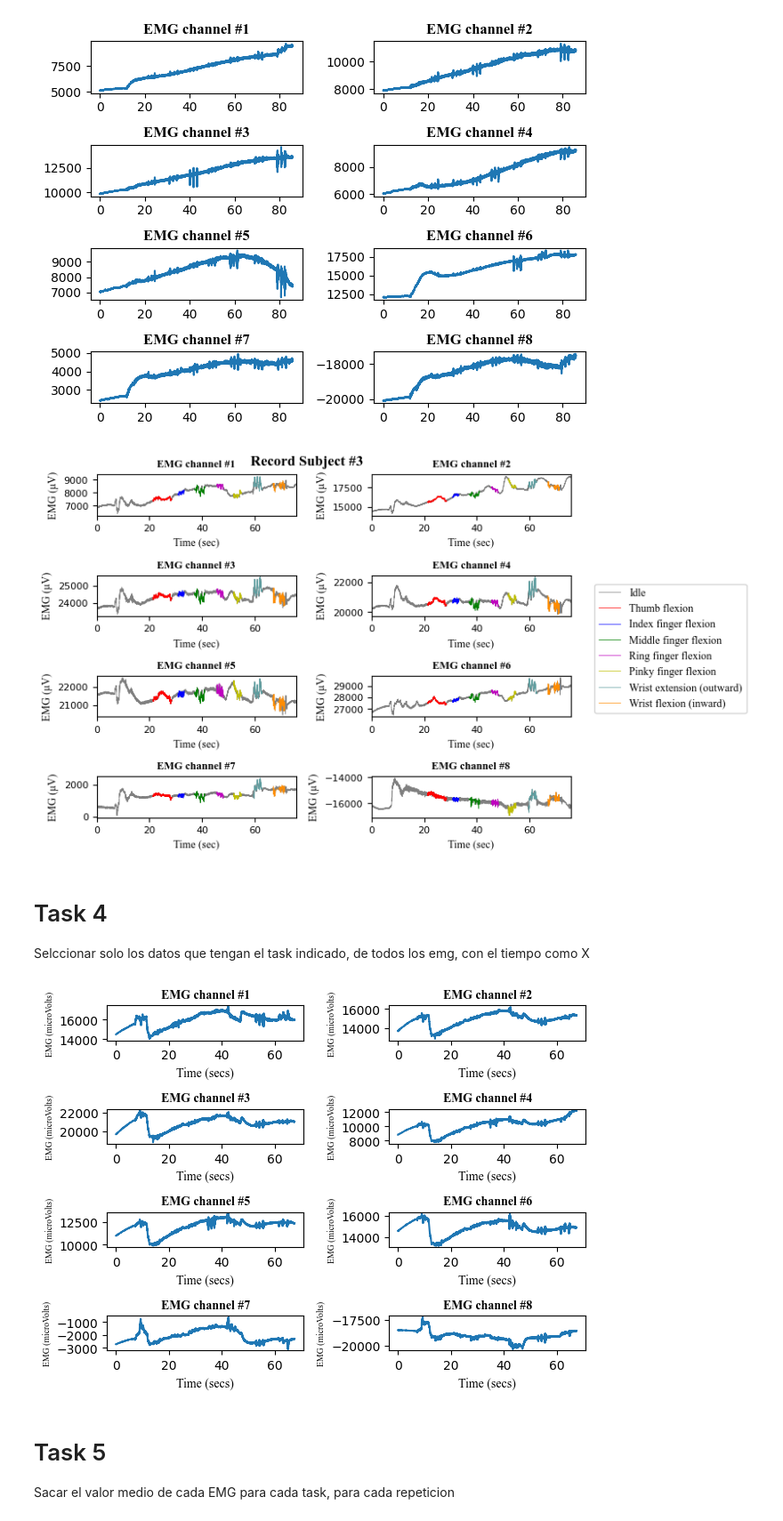
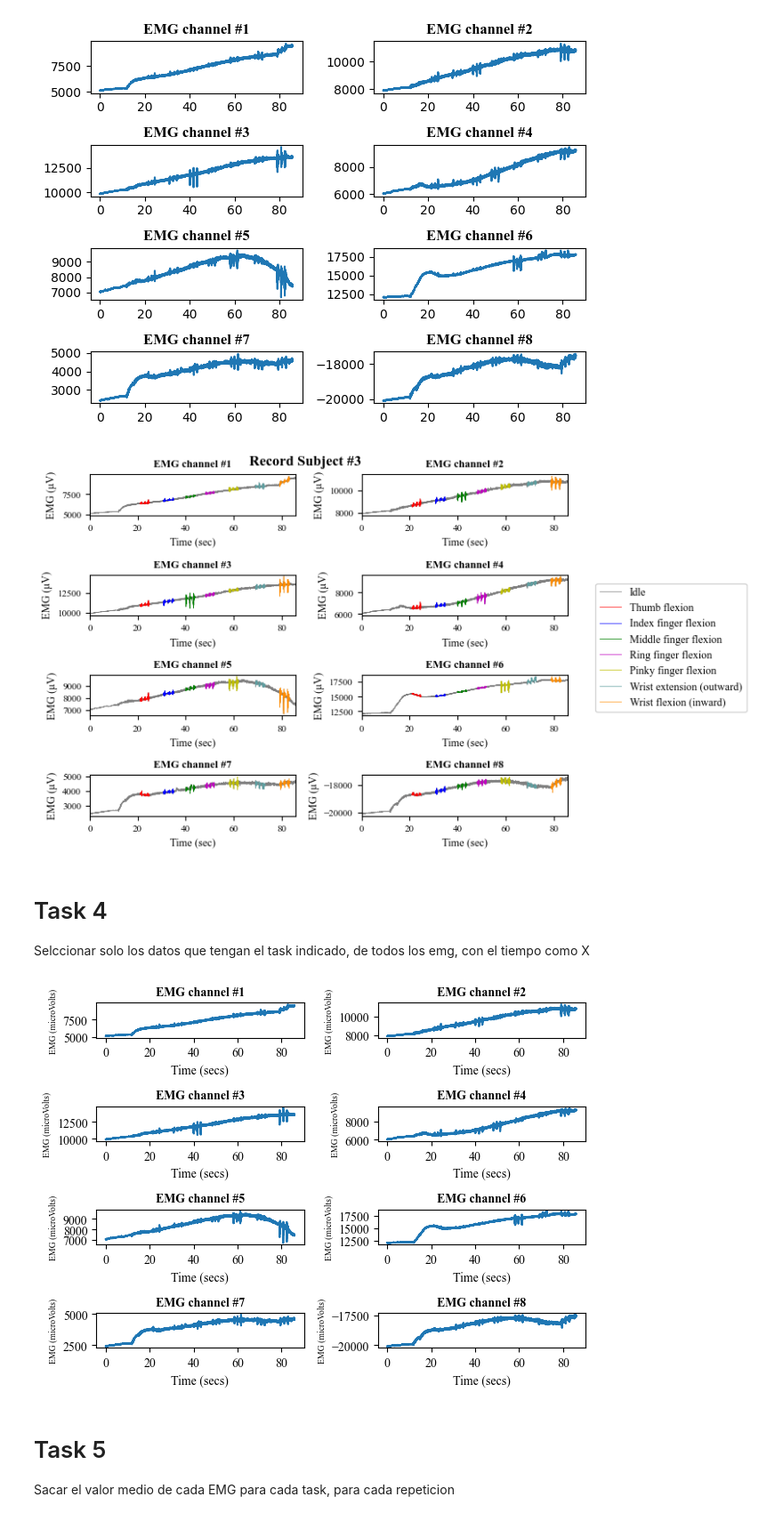
Before and after one commit to sofiahernandezp/code, a Jupyter notebook: mindrove_test/plot_emg.ipynb, the cells around one changed output. Shown at 89% size. Drawn from its saved outputs; the diff is of its cells as text; code cells hidden in the pictures.

```diff
--- a/mindrove_test/plot_emg.ipynb
+++ b/mindrove_test/plot_emg.ipynb
@@ -62,7 +62,7 @@ plt.tight_layout() #no me va
 <Figure size 640x480 with 0 Axes>
 # %%
 #DIBUJO POR COLORES
-id = 3
+id = 4
 dataval= dataframes[id]
 emg_id = 1
 columnemg = emg_id + 1
@@ -122,7 +122,7 @@ Text(0.5, 1.0, 'EMG Channel #1, Subject #3')
 # Task 2
 Selccionar solo los datos que tengan el task indicado del emg indicado
 # %%
-task_number = 2
+task_number = 1
 taskcolumn = 1
 emgval = np.zeros(len(dataval))
 for i, row in dataval.iterrows():
@@ -190,7 +190,7 @@ plt.show()
 import matplotlib.pyplot as plt
 import numpy as np
 
-id = 3
+id = 2
 dataval= dataframes[id]
 emgval = dataval.iloc[:,2:10] * 0.045
 emg_id = 1
@@ -256,35 +256,35 @@ plt.suptitle('Record Subject #3', fontname="Times New Roman", fontweight="bold",
 
 plt.show()
 # %% [output]
-[figure, old version]
+[figure, new version]
 # %% [markdown]
 # Task 4
 Selccionar solo los datos que tengan el task indicado, de todos los emg, con el tiempo como X
 # %%
 import matplotlib.pyplot as plt
 fig1, axs1 = plt.subplots(4, 2)
-id = 1
+id = 2
 dataval= dataframes[id]
 
 emgval = dataval.iloc[:,2:10] * 0.045
 time = dataval.iloc[:,10] - dataval.iloc[0,10]
 
 titles = ['EMG channel #1','EMG channel #2','EMG channel #3','EMG channel #4','EMG channel #5','EMG channel #6','EMG channel #7','EMG channel #8']
 for i, ax in enumerate(axs1.flat):
     ax.plot(time,emgval.iloc[:,i])
     ax.set_title(titles[i],fontname="Times New Roman", fontweight="bold",fontsize=10)
     ax.set_xlabel('Time (secs)',fontname="Times New Roman",fontsize=10)
     ax.set_ylabel('EMG (microVolts)',fontname="Times New Roman",fontsize=7)
 
 plt.tight_layout()
 plt.show()
 
 end = len(time)
 #plt.xlim(time[0],end) #no me va
 
 #meterlo en un for
 # %% [output]
-[figure, old version]
+[figure, new version]
 # %% [markdown]
 # Task 5
 Sacar el valor medio de cada EMG para cada task, para cada repeticion
```
Also changed, not shown: parts of 9 cells of this notebook, 12 other files.
